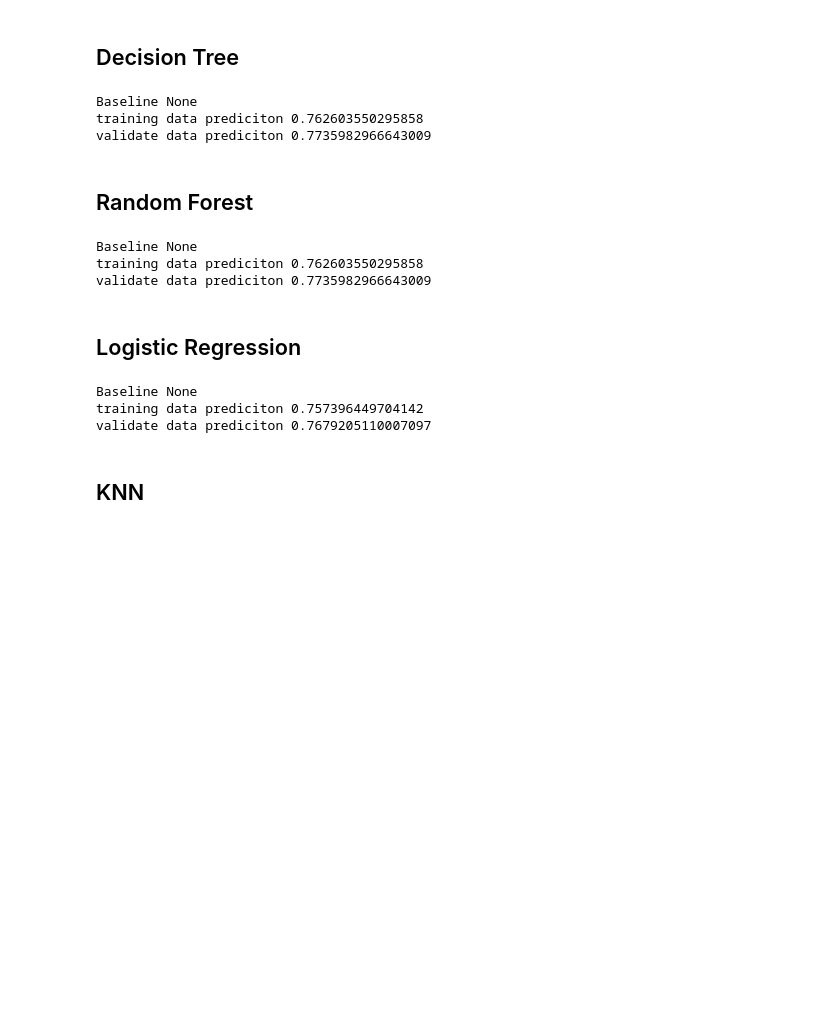
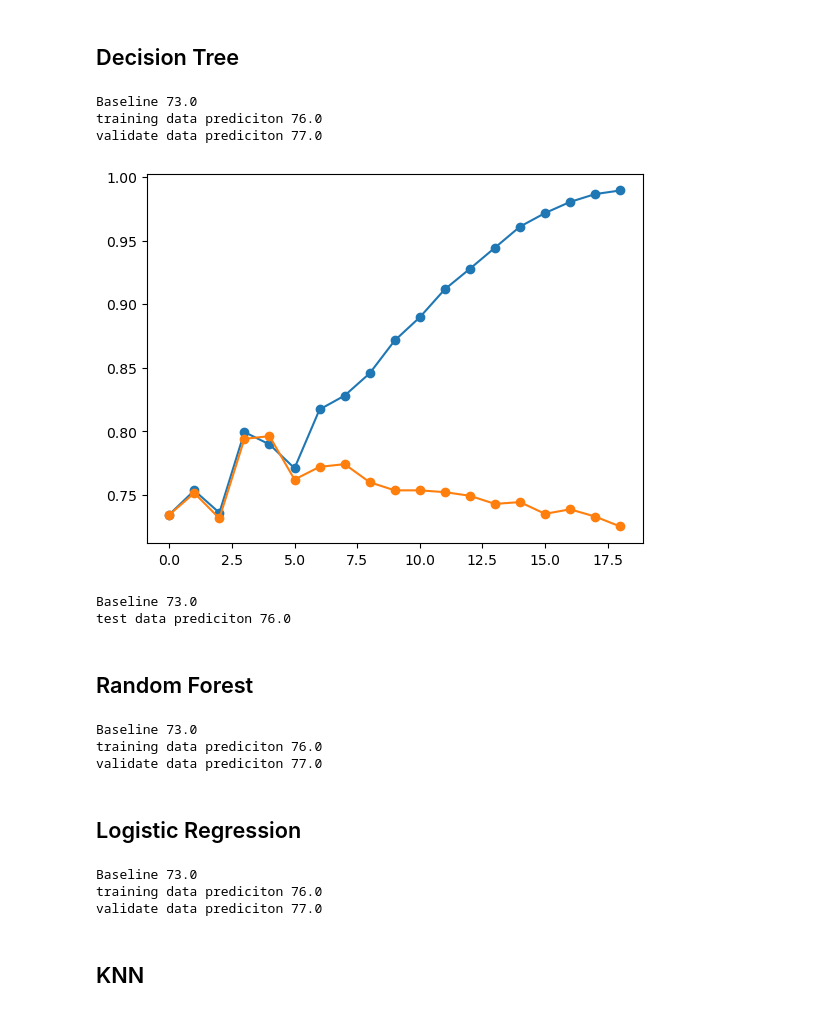
Before and after one commit to Divante222/project_1_telco_churn, a Jupyter notebook: final_report.ipynb, the cells around one changed output. Cells and saved outputs as stored; diff of their text form; code cells hidden in the pictures; blank space fills up the shorter version.

```diff
--- a/final_report.ipynb
+++ b/final_report.ipynb
@@ -271,36 +271,48 @@ X_train, X_validate, X_test, y_train, y_validate, y_test = wrangle.model_setup(t
 # fitting the Descision tree model
 # predicting the training and validate data
 
-tree, train_predict, validate_predict = wrangle.create_descision_tree(X_train, y_train, X_validate, y_validate)
+tree, train_predict, validate_predict , max_depth= wrangle.create_descision_tree(X_train, y_train, X_validate, y_validate,max_depth=6)
 wrangle.print_statement_for_models(baseline ,train_predict, validate_predict)
 # %% [output]
-Baseline None
-training data prediciton 0.762603550295858
-validate data prediciton 0.7735982966643009
+Baseline 73.0
+training data prediciton 76.0
+validate data prediciton 77.0
+# %%
+## uses random tree classifier model to find a range of max depths with the given columns
+the_dataframe = wrangle.the_fifth_visual(train, validate, test)
+
+#ran the random tree prediction test data
+test_predict = tree.score(X_test, y_test)
+print('Baseline',(train.baseline == train.churn_Yes).mean().round(2) * 100)
+print('test data prediciton', test_predict.round(2) * 100)
+# %% [output]
+[figure, added]
+Baseline 73.0
+test data prediciton 76.0
 # %% [markdown]
 ## Random Forest
 # %%
 # creating a random forest model
 # predicting the training and validate data
 
-forest, train_predict, validate_predict = wrangle.create_descision_tree(X_train, y_train, X_validate, y_validate)
+forest, train_predict, validate_predict ,max_depth= wrangle.create_descision_tree(X_train, y_train, X_validate, y_validate,max_depth=6)
 wrangle.print_statement_for_models(baseline ,train_predict, validate_predict)
 # %% [output]
-Baseline None
-training data prediciton 0.762603550295858
-validate data prediciton 0.7735982966643009
+Baseline 73.0
+training data prediciton 76.0
+validate data prediciton 77.0
 # %% [markdown]
 ## Logistic Regression
 # %%
 # creating a Logistic Regression model
 # predicting the training and validate data
 
-logit, train_predict, validate_predict = wrangle.create_logistic_regression(X_train, y_train, X_validate, y_validate)
+logit, train_predict, validate_predict = wrangle.create_logistic_regression(X_train, y_train, X_validate, y_validate,the_c = 1)
 wrangle.print_statement_for_models(baseline ,train_predict, validate_predict)
 # %% [output]
-Baseline None
-training data prediciton 0.757396449704142
-validate data prediciton 0.7679205110007097
+Baseline 73.0
+training data prediciton 76.0
+validate data prediciton 77.0
 # %% [markdown]
 ## KNN
 # %%
```
Also changed, not shown: parts of 15 cells of this notebook, 4 other files.
